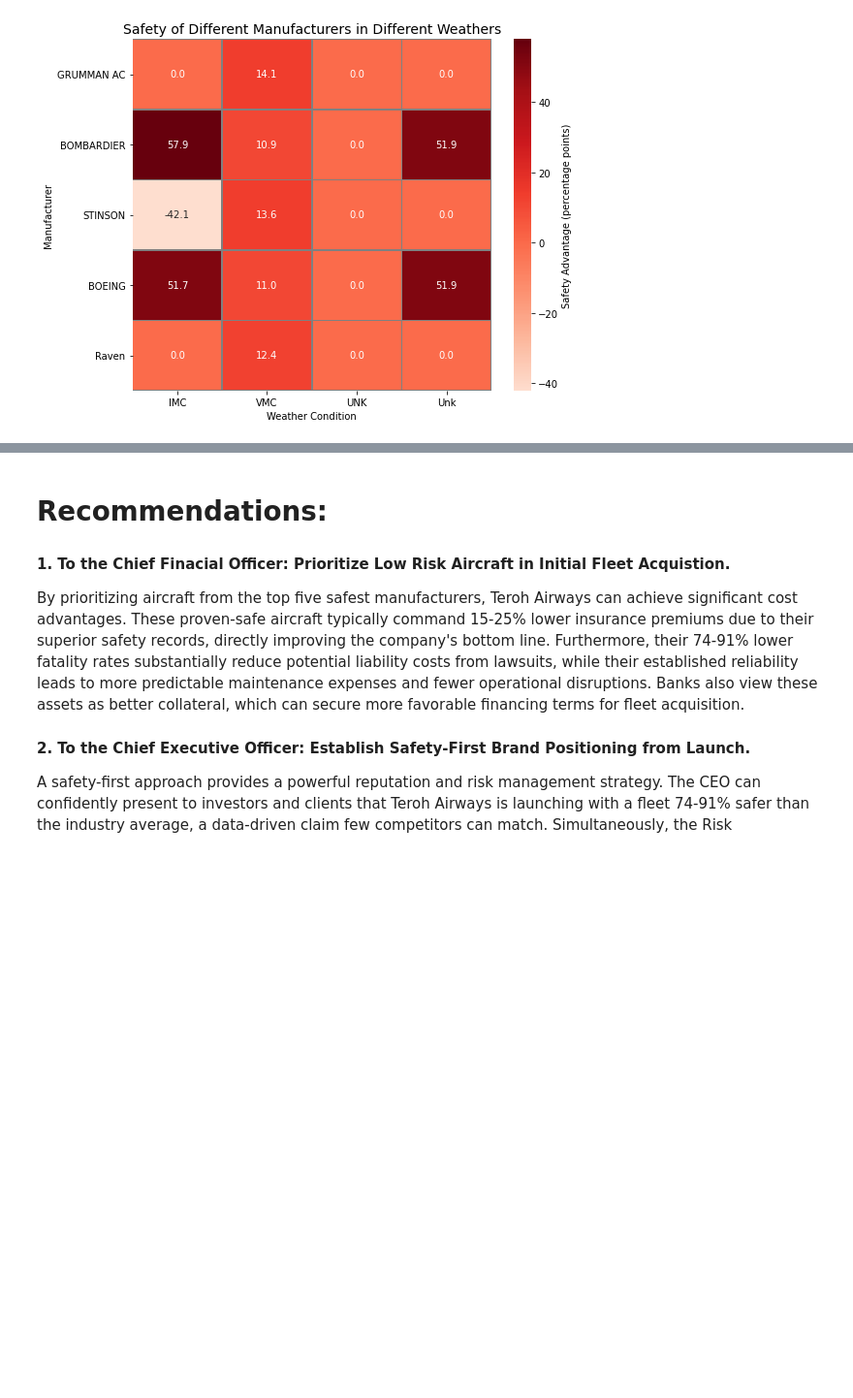
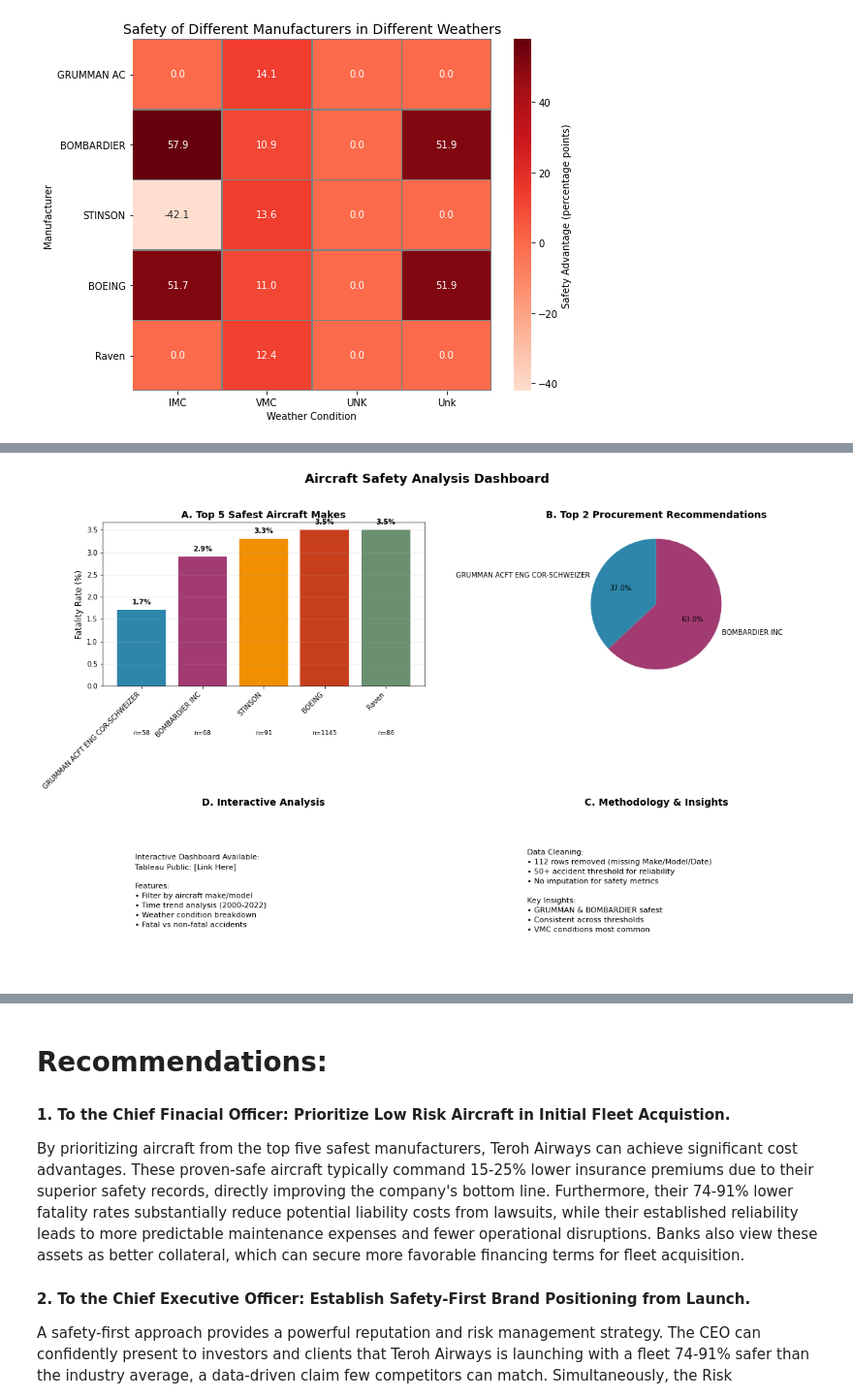
Before and after one commit to Naomiteroh/Aviation_Risks_Project_1, a Jupyter notebook: notebooks/aviation_analysis.ipynb, the cells around one changed output, grey strips where cells are left out. Shown at 97% size. Cells and saved outputs as stored; diff of their text form; code cells hidden in the pictures; blank space fills up the shorter version.

Commit message:
Added enhanced safety dashboard visualization with: - Comprehensive 4-panel dashboard - Methodology summary section - Procurement recommendations - Tableau dashboard link integration

```diff
--- a/notebooks/aviation_analysis.ipynb
+++ b/notebooks/aviation_analysis.ipynb
@@ -628,3 +628,89 @@ plt.show()
 # %% [output]
 <Figure size 720x432 with 0 Axes>
 [figure]
+# %%
+# ============================================
+# ENHANCED VISUALIZATION DASHBOARD
+# ============================================
+
+print("\n" + "="*60)
+print("ENHANCED SAFETY VISUALIZATION")
+print("="*60)
+
+# Create a summary figure
+fig = plt.figure(figsize=(16, 10))
+
+# 1. Top Safest Aircraft (left)
+ax1 = plt.subplot(2, 2, 1)
+colors = ['#2E86AB', '#A23B72', '#F18F01', '#C73E1D', '#6B8F71']
+bars = ax1.bar(range(len(safe_makes)), safe_makes['fatality_pct'], color=colors)
+
+# Add labels
+for i, (idx, row) in enumerate(safe_makes.iterrows()):
+    ax1.text(i, row['fatality_pct'] + 0.1, f"{row['fatality_pct']}%",
+             ha='center', va='bottom', fontweight='bold')
+    ax1.text(i, -1, f"n={int(row['total_accidents'])}",
+             ha='center', va='top', fontsize=9)
+
+ax1.set_xticks(range(len(safe_makes)))
+ax1.set_xticklabels(safe_makes.index, rotation=45, ha='right')
+ax1.set_title('A. Top 5 Safest Aircraft Makes', fontsize=14, fontweight='bold')
+ax1.set_ylabel('Fatality Rate (%)', fontsize=12)
+ax1.grid(axis='y', alpha=0.3)
+
+# 2. Procurement Recommendation (right top)
+ax2 = plt.subplot(2, 2, 2)
+recommended = safe_makes.head(2)
+colors_rec = ['#2E86AB', '#A23B72']
+wedges, texts, autotexts = ax2.pie(recommended['fatality_pct'],
+                                   labels=recommended.index,
+                                   colors=colors_rec,
+                                   autopct='%1.1f%%',
+                                   startangle=90)
+ax2.set_title('B. Top 2 Procurement Recommendations', fontsize=14, fontweight='bold')
+
+# 3. Methodology Summary (right bottom)
+ax3 = plt.subplot(2, 2, 4)
+methodology_text = """
+Data Cleaning:
+• 112 rows removed (missing Make/Model/Date)
+• 50+ accident threshold for reliability
+• No imputation for safety metrics
+
+Key Insights:
+• GRUMMAN & BOMBARDIER safest
+• Consistent across thresholds
+• VMC conditions most common
+"""
+ax3.text(0.1, 0.5, methodology_text, fontsize=11,
+         verticalalignment='center', linespacing=1.5)
+ax3.set_title('C. Methodology & Insights', fontsize=14, fontweight='bold')
+ax3.axis('off')
+
+# 4. Link to Interactive Dashboard (left bottom)
+ax4 = plt.subplot(2, 2, 3)
+dashboard_text = """
+Interactive Dashboard Available:
+Tableau Public: [Link Here]
+
+Features:
+• Filter by aircraft make/model
+• Time trend analysis (2000-2022)
+• Weather condition breakdown
+• Fatal vs non-fatal accidents
+"""
+ax4.text(0.1, 0.5, dashboard_text, fontsize=11,
+         verticalalignment='center', linespacing=1.5)
+ax4.set_title('D. Interactive Analysis', fontsize=14, fontweight='bold')
+ax4.axis('off')
+
+plt.suptitle('Aircraft Safety Analysis Dashboard', fontsize=18, fontweight='bold', y=1.02)
+plt.tight_layout()
+
+# Save
+plt.savefig('../images/safety_analysis_dashboard.png', dpi=300, bbox_inches='tight')
+plt.show()
+
+print("✅ Dashboard visualization saved to images/safety_analysis_dashboard.png")
+print("📊 Replace '[Link Here]' with your Tableau Public URL")
+# %% [output]
@@ -630,0 +720 @@ plt.show()
+[figure, added]
```
Also changed, not shown: parts of 1 cell of this notebook.
